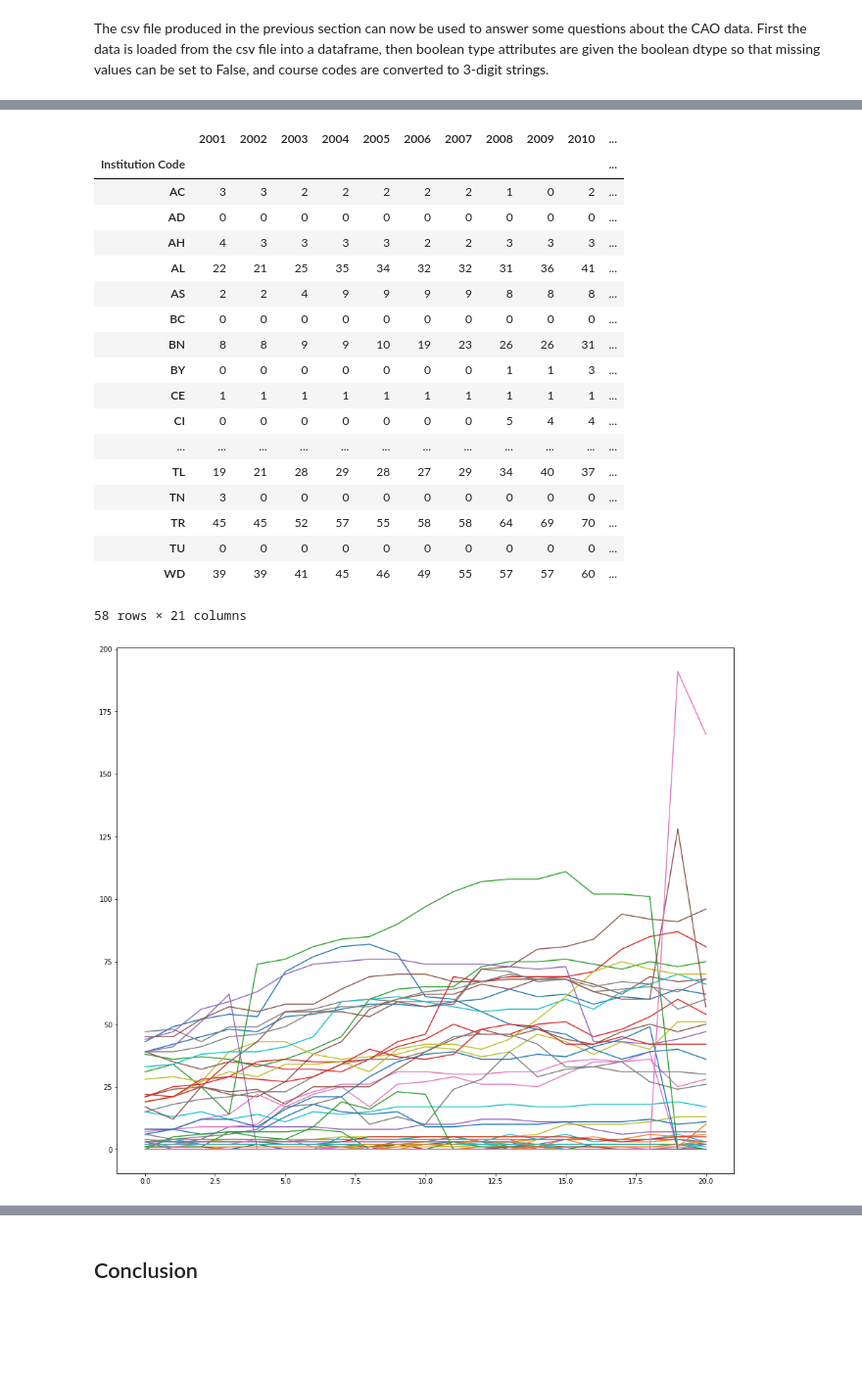
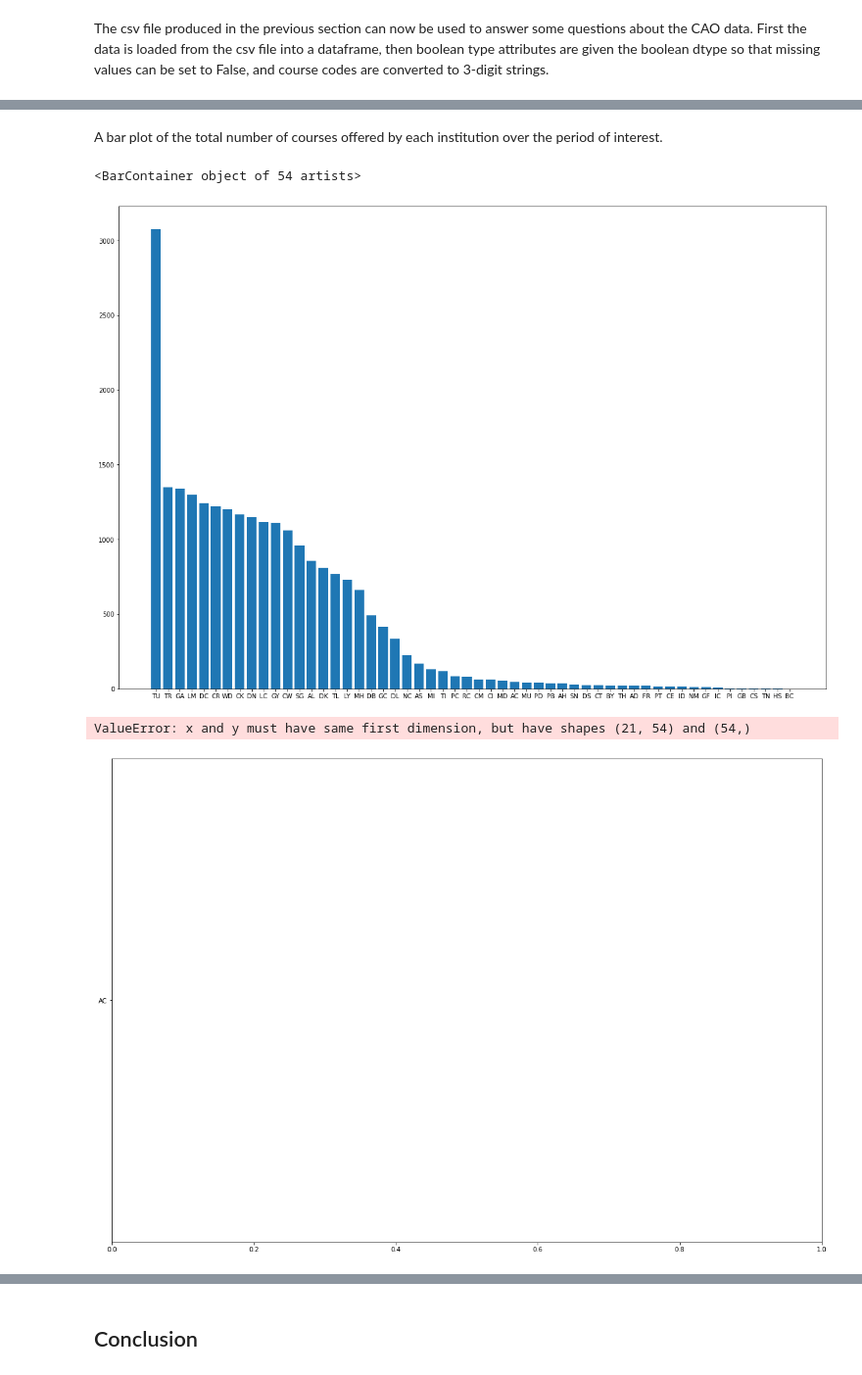
Before and after one commit to fod/fundamentals-data-analysis, a Jupyter notebook: cao.ipynb, the cells around one changed output, grey strips where cells are left out. Shown at 98% size. Saved outputs shown, nothing was run; the diff lists cells and outputs as text; code cells hidden in the pictures; blank space fills up the shorter version.

Commit message:
Exploratory plots in cao notebook

```diff
--- a/cao.ipynb
+++ b/cao.ipynb
@@ -921,2 +893,0 @@ KeyError: 340
-# %%
-df.loc[:,(slice(None), 'Institution')] = df.loc[:,(slice(None), 'Institution')].ffill(axis=1).bfill(axis=1)
@@ -944,3 +893,0 @@ KeyError: '2021'
-# %%
-df[('2021', 'Institution')] = \
-        df[('2021', 'Institution')].ffill().bfill()
@@ -988,0 +896,2 @@ inst = df.loc[:,(slice(None), 'Institution')]
+# %%
+df.rename(index={'BN': 'TU', 'DT': 'TU', 'FT': 'TU', 'TA': 'TU'}, inplace=True)
@@ -989,26 +902,22 @@ inst = df.loc[:,(slice(None), 'Institution')]
+# %% [markdown]
+A bar plot of the total number of courses offered by each institution over the period of interest.
 # %%
-counts
+sums = counts.sum(axis=1).sort_values(ascending=False)
+plt.bar(sums.index, sums)
 # %% [output]
-|  | 2001 | 2002 | 2003 | 2004 | 2005 | 2006 | 2007 | 2008 | 2009 | 2010 | ... |
-| Institution Code |  |  |  |  |  |  |  |  |  |  | ... |
-| AC | 3 | 3 | 2 | 2 | 2 | 2 | 2 | 1 | 0 | 2 | ... |
-| AD | 0 | 0 | 0 | 0 | 0 | 0 | 0 | 0 | 0 | 0 | ... |
-| AH | 4 | 3 | 3 | 3 | 3 | 2 | 2 | 3 | 3 | 3 | ... |
-| AL | 22 | 21 | 25 | 35 | 34 | 32 | 32 | 31 | 36 | 41 | ... |
-| AS | 2 | 2 | 4 | 9 | 9 | 9 | 9 | 8 | 8 | 8 | ... |
-| BC | 0 | 0 | 0 | 0 | 0 | 0 | 0 | 0 | 0 | 0 | ... |
-| BN | 8 | 8 | 9 | 9 | 10 | 19 | 23 | 26 | 26 | 31 | ... |
-| BY | 0 | 0 | 0 | 0 | 0 | 0 | 0 | 1 | 1 | 3 | ... |
-| CE | 1 | 1 | 1 | 1 | 1 | 1 | 1 | 1 | 1 | 1 | ... |
-| CI | 0 | 0 | 0 | 0 | 0 | 0 | 0 | 5 | 4 | 4 | ... |
-| ... | ... | ... | ... | ... | ... | ... | ... | ... | ... | ... | ... |
-| TL | 19 | 21 | 28 | 29 | 28 | 27 | 29 | 34 | 40 | 37 | ... |
-| TN | 3 | 0 | 0 | 0 | 0 | 0 | 0 | 0 | 0 | 0 | ... |
-| TR | 45 | 45 | 52 | 57 | 55 | 58 | 58 | 64 | 69 | 70 | ... |
-| TU | 0 | 0 | 0 | 0 | 0 | 0 | 0 | 0 | 0 | 0 | ... |
-| WD | 39 | 39 | 41 | 45 | 46 | 49 | 55 | 57 | 57 | 60 | ... |
-58 rows × 21 columns
+<BarContainer object of 54 artists>
+[figure, added]
 # %%
-plt.plot(np.asarray(counts).T);
+plt.rcParams["figure.figsize"] = [20,14]
+#plt.style.use('ggplot')
+
+fig, ax = plt.subplots()
+d = np.asarray(counts).T
+l = np.asarray(counts.index)
+
+ax.plot(d)
+plt.legend()
+plt.show()
 # %% [output]
+ValueError: x and y must have same first dimension, but have shapes (21, 54) and (54,)
-[figure, old version]
+[figure, new version]
```
Also changed, not shown: parts of 16 cells of this notebook, 1 other file.
